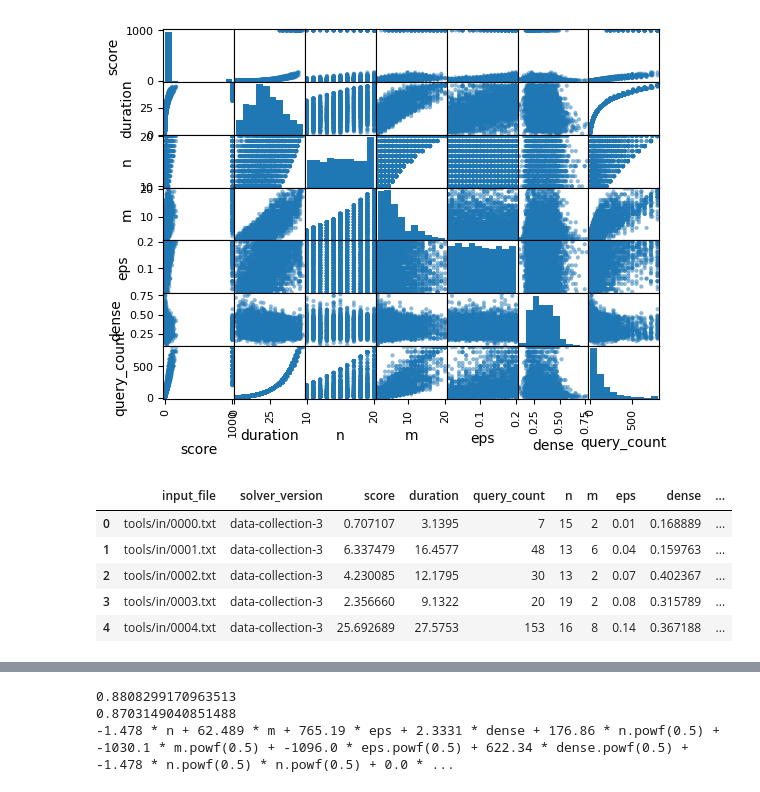
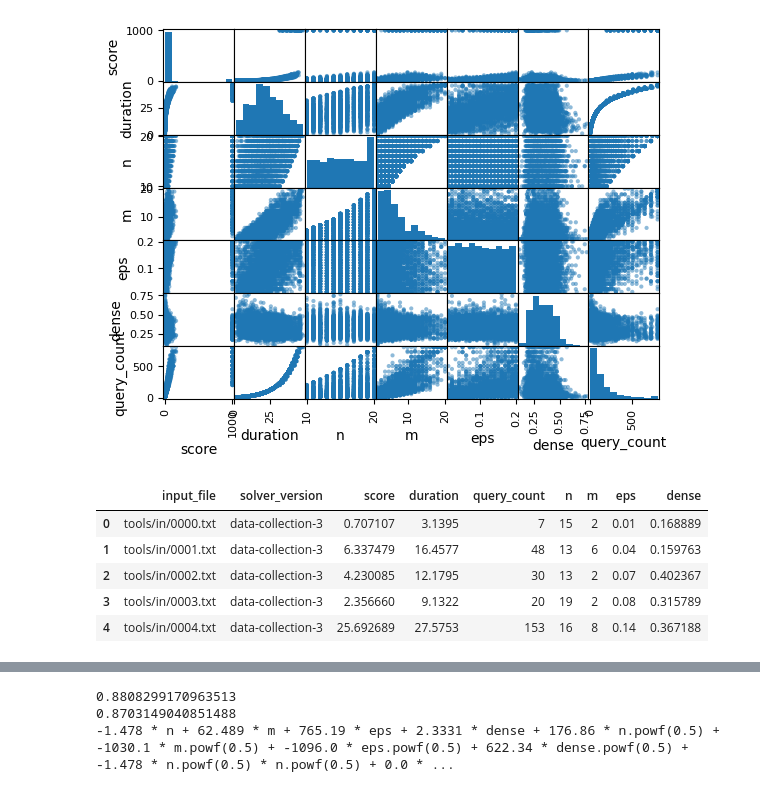
Before and after one commit to tishii2479/ahc030, a Jupyter notebook: notebooks/linear_regression_query_count.ipynb, the cells around one changed output, grey strips where cells are left out. Drawn from its saved outputs; the diff is of its cells as text; code cells hidden in the pictures.

Commit message:
data-collection-3

```diff
--- a/notebooks/linear_regression_query_count.ipynb
+++ b/notebooks/linear_regression_query_count.ipynb
@@ -97,20 +97,20 @@ for seed in tqdm(range(len(solver_df))):
 # %%
 from sklearn.model_selection import train_test_split
 from sklearn.linear_model import Ridge, LinearRegression
 
 df = pd.read_csv("../log/database.csv")
 input_df = pd.read_csv("../log/input.csv")
 solver_df = pd.merge(df[df.solver_version == SOLVER_VERSION], input_df, how="left", on="input_file")
 
-ratio_cols = [f"ratio_feat_{i}" for i in range(len(ratio_feats[0]))]
-ratios_df = pd.DataFrame(ratio_feats, index=solver_df.index, columns=ratio_cols)
-solver_df = pd.concat([solver_df, ratios_df], axis=1)
+# ratio_cols = [f"ratio_feat_{i}" for i in range(len(ratio_feats[0]))]
+# ratios_df = pd.DataFrame(ratio_feats, index=solver_df.index, columns=ratio_cols)
+# solver_df = pd.concat([solver_df, ratios_df], axis=1)
 solver_df.head()
 # %% [output]
-|  | input_file | solver_version | score | duration | query_count | n | m | eps | dense | ... |
-| 0 | tools/in/0000.txt | data-collection-3 | 0.707107 | 3.1395 | 7 | 15 | 2 | 0.01 | 0.168889 | ... |
-| 1 | tools/in/0001.txt | data-collection-3 | 6.337479 | 16.4577 | 48 | 13 | 6 | 0.04 | 0.159763 | ... |
-| 2 | tools/in/0002.txt | data-collection-3 | 4.230085 | 12.1795 | 30 | 13 | 2 | 0.07 | 0.402367 | ... |
-| 3 | tools/in/0003.txt | data-collection-3 | 2.356660 | 9.1322 | 20 | 19 | 2 | 0.08 | 0.315789 | ... |
-| 4 | tools/in/0004.txt | data-collection-3 | 25.692689 | 27.5753 | 153 | 16 | 8 | 0.14 | 0.367188 | ... |
+|  | input_file | solver_version | score | duration | query_count | n | m | eps | dense |
+| 0 | tools/in/0000.txt | data-collection-3 | 0.707107 | 3.1395 | 7 | 15 | 2 | 0.01 | 0.168889 |
+| 1 | tools/in/0001.txt | data-collection-3 | 6.337479 | 16.4577 | 48 | 13 | 6 | 0.04 | 0.159763 |
+| 2 | tools/in/0002.txt | data-collection-3 | 4.230085 | 12.1795 | 30 | 13 | 2 | 0.07 | 0.402367 |
+| 3 | tools/in/0003.txt | data-collection-3 | 2.356660 | 9.1322 | 20 | 19 | 2 | 0.08 | 0.315789 |
+| 4 | tools/in/0004.txt | data-collection-3 | 25.692689 | 27.5753 | 153 | 16 | 8 | 0.14 | 0.367188 |
 # %%
```
Also changed, not shown: parts of 3 cells of this notebook, 1 other file.
